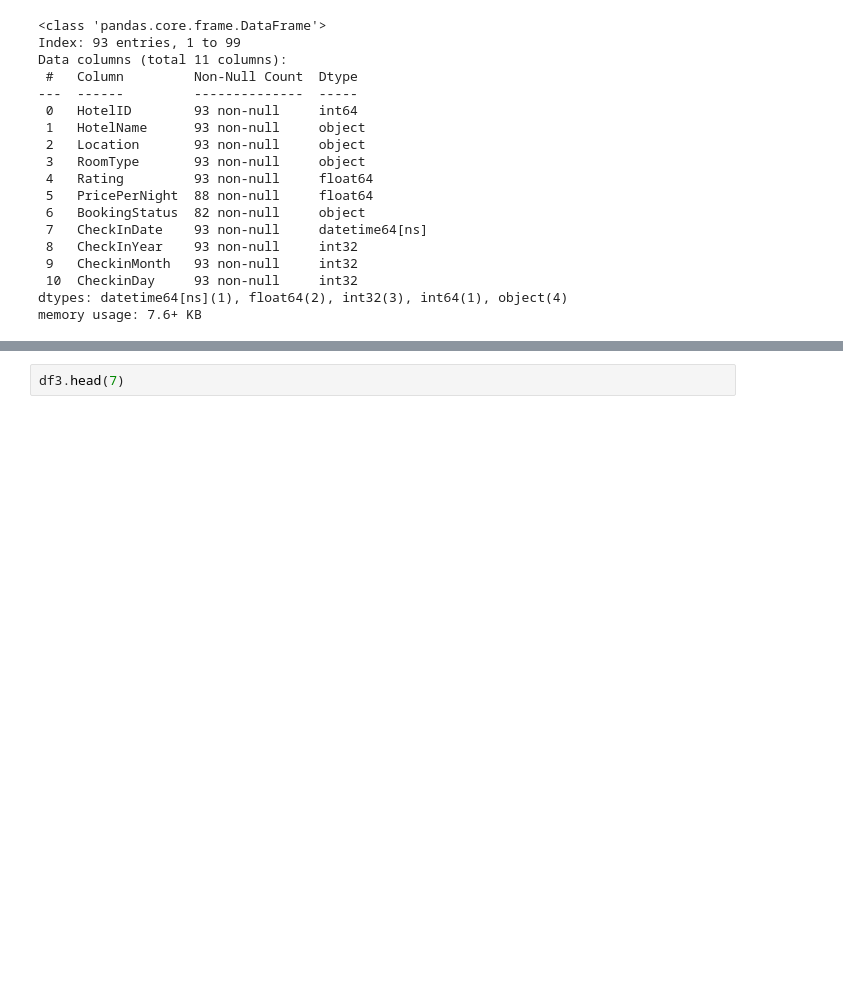
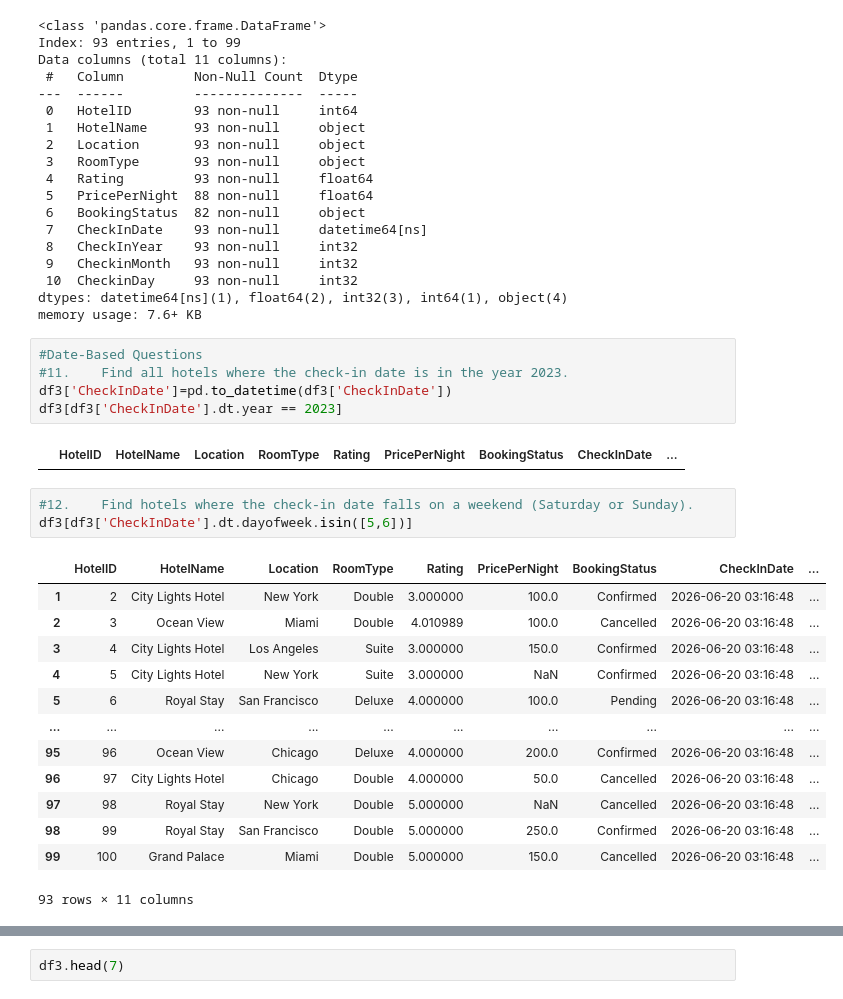
Before and after one commit to vaishnaviPatil1111/Python, a Jupyter notebook: Python_Pandas.ipynb, the cells around one changed output, grey strips where cells are left out. Drawn from its saved outputs; the diff is of its cells as text; blank space fills up the shorter version.

```diff
--- a/Python_Pandas.ipynb
+++ b/Python_Pandas.ipynb
@@ -1746,3 +1746,27 @@ Data columns (total 11 columns):
  10  CheckinDay     93 non-null     int32
 dtypes: datetime64[ns](1), float64(2), int32(3), int64(1), object(4)
 memory usage: 7.6+ KB
+# %%
+#Date-Based Questions
+#11.	Find all hotels where the check-in date is in the year 2023.
+df3['CheckInDate']=pd.to_datetime(df3['CheckInDate'])
+df3[df3['CheckInDate'].dt.year == 2023]
+# %% [output]
+|  | HotelID | HotelName | Location | RoomType | Rating | PricePerNight | BookingStatus | CheckInDate | ... |
+# %%
+#12.	Find hotels where the check-in date falls on a weekend (Saturday or Sunday).
+df3[df3['CheckInDate'].dt.dayofweek.isin([5,6])]
+# %% [output]
+|  | HotelID | HotelName | Location | RoomType | Rating | PricePerNight | BookingStatus | CheckInDate | ... |
+| 1 | 2 | City Lights Hotel | New York | Double | 3.000000 | 100.0 | Confirmed | 2026-06-20 03:16:48 | ... |
+| 2 | 3 | Ocean View | Miami | Double | 4.010989 | 100.0 | Cancelled | 2026-06-20 03:16:48 | ... |
+| 3 | 4 | City Lights Hotel | Los Angeles | Suite | 3.000000 | 150.0 | Confirmed | 2026-06-20 03:16:48 | ... |
+| 4 | 5 | City Lights Hotel | New York | Suite | 3.000000 | NaN | Confirmed | 2026-06-20 03:16:48 | ... |
+| 5 | 6 | Royal Stay | San Francisco | Deluxe | 4.000000 | 100.0 | Pending | 2026-06-20 03:16:48 | ... |
+| ... | ... | ... | ... | ... | ... | ... | ... | ... | ... |
+| 95 | 96 | Ocean View | Chicago | Deluxe | 4.000000 | 200.0 | Confirmed | 2026-06-20 03:16:48 | ... |
+| 96 | 97 | City Lights Hotel | Chicago | Double | 4.000000 | 50.0 | Cancelled | 2026-06-20 03:16:48 | ... |
+| 97 | 98 | Royal Stay | New York | Double | 5.000000 | NaN | Cancelled | 2026-06-20 03:16:48 | ... |
+| 98 | 99 | Royal Stay | San Francisco | Double | 5.000000 | 250.0 | Confirmed | 2026-06-20 03:16:48 | ... |
+| 99 | 100 | Grand Palace | Miami | Double | 5.000000 | 150.0 | Cancelled | 2026-06-20 03:16:48 | ... |
+93 rows × 11 columns
```
Also changed, not shown: parts of 18 cells of this notebook.
